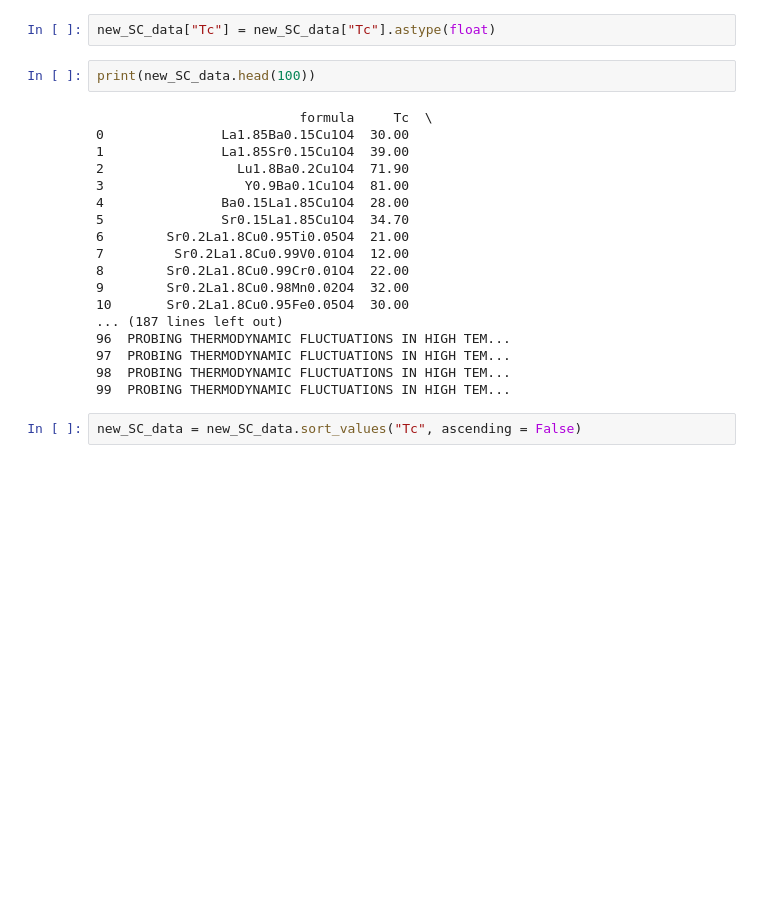
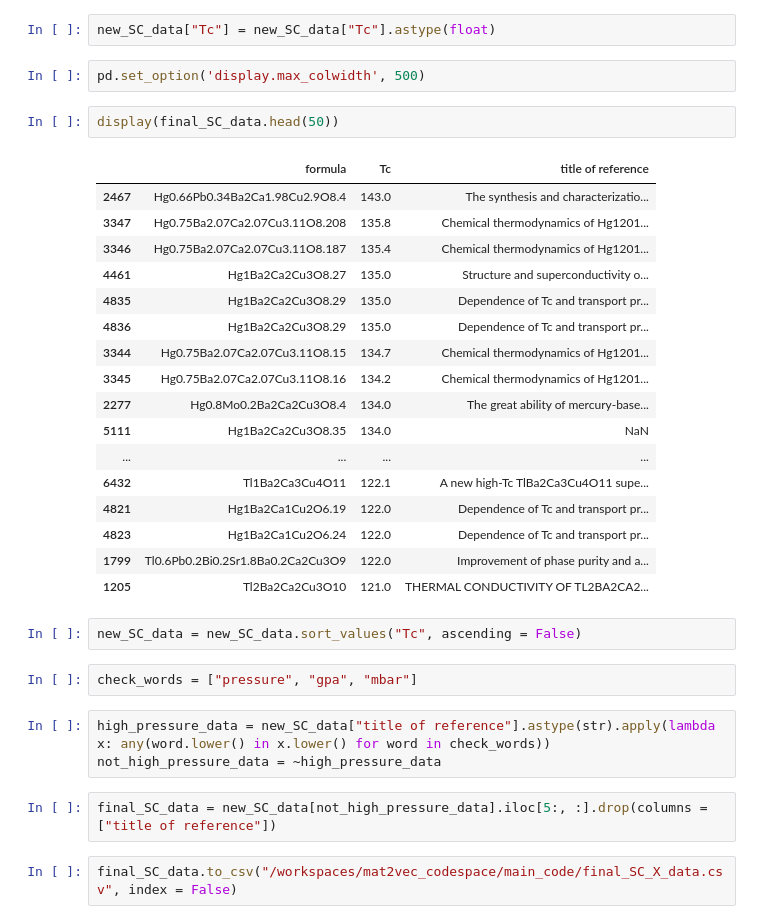
Before and after one commit to 056wagomu/mat2vec_codespace, a Jupyter notebook: main_code/crabnet_supercon_data_edit.ipynb, the cells around one changed output. Drawn from its saved outputs; the diff is of its cells as text; blank space fills up the shorter version.

```diff
--- a/main_code/crabnet_supercon_test.ipynb
+++ b/main_code/crabnet_supercon_data_edit.ipynb
@@ -128,25 +126,36 @@ final_Oxide_SC_data = final_Oxide_SC_data[final_Oxide_SC_data["value of oxygen"]
 new_SC_data = pd.concat([final_Oxide_SC_data, NonOxide_SC_data], axis = 0).drop(columns=["value of oxygen"]).reset_index(drop = True)
 # %%
 new_SC_data["Tc"] = new_SC_data["Tc"].astype(float)
-# %%
-print(new_SC_data.head(100))
-# %% [output]
-                          formula     Tc  \
-0               La1.85Ba0.15Cu1O4  30.00
-1               La1.85Sr0.15Cu1O4  39.00
-2                 Lu1.8Ba0.2Cu1O4  71.90
-3                  Y0.9Ba0.1Cu1O4  81.00
-4               Ba0.15La1.85Cu1O4  28.00
-5               Sr0.15La1.85Cu1O4  34.70
-6        Sr0.2La1.8Cu0.95Ti0.05O4  21.00
-7         Sr0.2La1.8Cu0.99V0.01O4  12.00
-8        Sr0.2La1.8Cu0.99Cr0.01O4  22.00
-9        Sr0.2La1.8Cu0.98Mn0.02O4  32.00
-10       Sr0.2La1.8Cu0.95Fe0.05O4  30.00
-... (187 lines left out)
-96  PROBING THERMODYNAMIC FLUCTUATIONS IN HIGH TEM...
-97  PROBING THERMODYNAMIC FLUCTUATIONS IN HIGH TEM...
-98  PROBING THERMODYNAMIC FLUCTUATIONS IN HIGH TEM...
-99  PROBING THERMODYNAMIC FLUCTUATIONS IN HIGH TEM...
+# %%
+pd.set_option('display.max_colwidth', 500)
+# %%
+display(final_SC_data.head(50))
+# %% [output]
+|  | formula | Tc | title of reference |
+| 2467 | Hg0.66Pb0.34Ba2Ca1.98Cu2.9O8.4 | 143.0 | The synthesis and characterizatio... |
+| 3347 | Hg0.75Ba2.07Ca2.07Cu3.11O8.208 | 135.8 | Chemical thermodynamics of Hg1201... |
+| 3346 | Hg0.75Ba2.07Ca2.07Cu3.11O8.187 | 135.4 | Chemical thermodynamics of Hg1201... |
+| 4461 | Hg1Ba2Ca2Cu3O8.27 | 135.0 | Structure and superconductivity o... |
+| 4835 | Hg1Ba2Ca2Cu3O8.29 | 135.0 | Dependence of Tc and transport pr... |
+| 4836 | Hg1Ba2Ca2Cu3O8.29 | 135.0 | Dependence of Tc and transport pr... |
+| 3344 | Hg0.75Ba2.07Ca2.07Cu3.11O8.15 | 134.7 | Chemical thermodynamics of Hg1201... |
+| 3345 | Hg0.75Ba2.07Ca2.07Cu3.11O8.16 | 134.2 | Chemical thermodynamics of Hg1201... |
+| 2277 | Hg0.8Mo0.2Ba2Ca2Cu3O8.4 | 134.0 | The great ability of mercury-base... |
+| 5111 | Hg1Ba2Ca2Cu3O8.35 | 134.0 | NaN |
+| ... | ... | ... | ... |
+| 6432 | Tl1Ba2Ca3Cu4O11 | 122.1 | A new high-Tc TlBa2Ca3Cu4O11 supe... |
+| 4821 | Hg1Ba2Ca1Cu2O6.19 | 122.0 | Dependence of Tc and transport pr... |
+| 4823 | Hg1Ba2Ca1Cu2O6.24 | 122.0 | Dependence of Tc and transport pr... |
+| 1799 | Tl0.6Pb0.2Bi0.2Sr1.8Ba0.2Ca2Cu3O9 | 122.0 | Improvement of phase purity and a... |
+| 1205 | Tl2Ba2Ca2Cu3O10 | 121.0 | THERMAL CONDUCTIVITY OF TL2BA2CA2... |
 # %%
 new_SC_data = new_SC_data.sort_values("Tc", ascending = False)
+# %%
+check_words = ["pressure", "gpa", "mbar"]
+# %%
+high_pressure_data = new_SC_data["title of reference"].astype(str).apply(lambda x: any(word.lower() in x.lower() for word in check_words))
+not_high_pressure_data = ~high_pressure_data
+# %%
+final_SC_data = new_SC_data[not_high_pressure_data].iloc[5:, :].drop(columns = ["title of reference"])
+# %%
+final_SC_data.to_csv("/workspaces/mat2vec_codespace/main_code/final_SC_X_data.csv", index = False)
```
Also changed, not shown: parts of 3 cells of this notebook, 3 other files.
